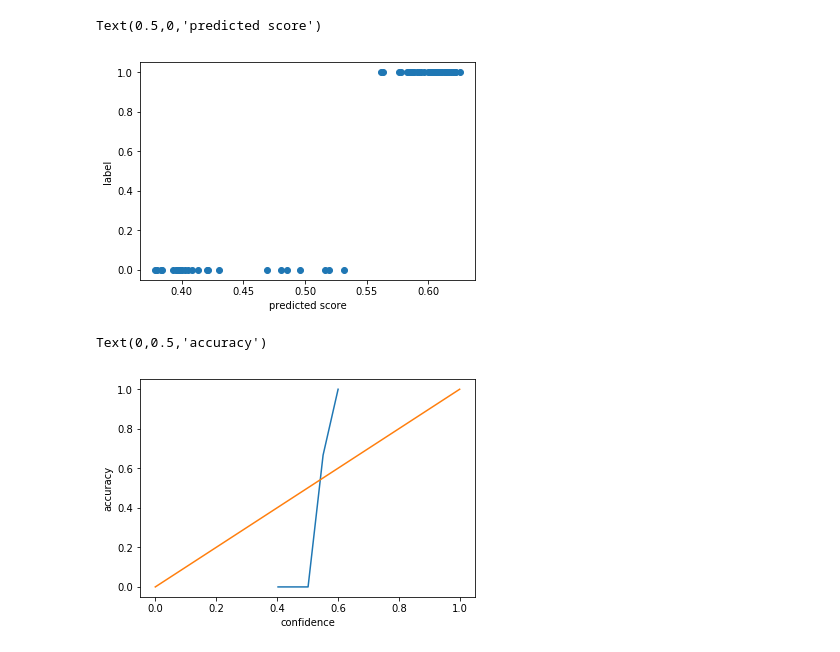
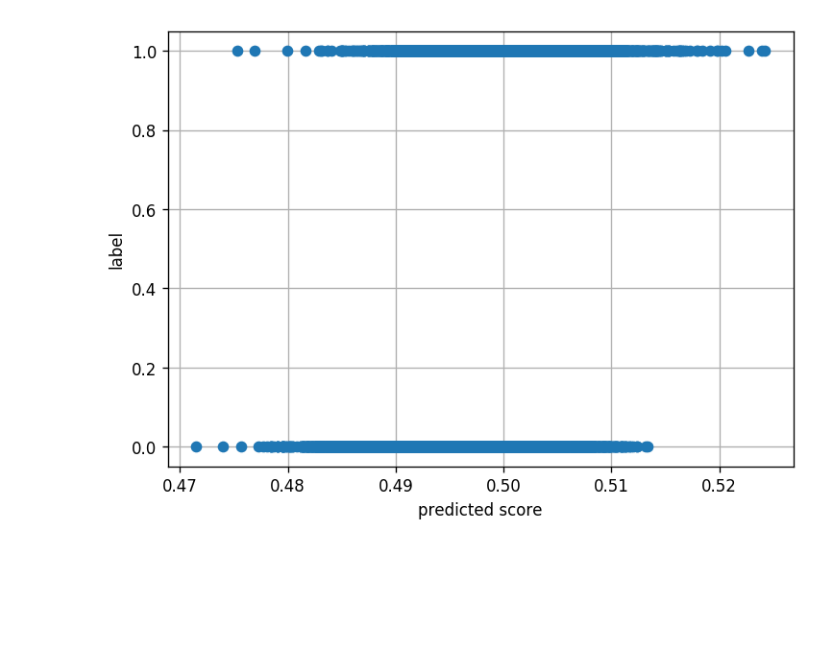
Before and after one commit to predictive-analytics-lab/small-comparison, a Jupyter notebook: analysis/confidence.ipynb, the cells around one changed output. Cells and saved outputs as stored; diff of their text form; code cells hidden in the pictures; blank space fills up the shorter version.

Commit message:
Use adult dataset for calibration plots

```diff
--- a/analysis/confidence.ipynb
+++ b/analysis/confidence.ipynb
@@ -8,14 +8,15 @@ from metric_helpers import bin_data, binned_logistic_accuracy
 # %%
-dataset = "two-gaussians_sensitive-attr"
-split_ids = [0]
+dataset = "adult"
+sensitives = ["race", "sex"]
+split_ids = [0, 1, 2]
 algo_names = ["UGP_in_True", "UGP_in_False"]
-two_gaussians, UGP = load(dataset, algo_names, split_ids)
+adult, results_adult = load(dataset, sensitives, split_ids, algo_names)
 # %%
-fig, plot = plt.subplots()
-plot.plot(UGP['UGP_in_True'][0]['pred_mean'], two_gaussians[0]['ytest'], 'o')
+fig, plot = plt.subplots(figsize=(7, 5), dpi=120)
+plot.plot(results_adult['UGP_in_True']['race'][0]['pred_mean'], adult['race'][0]['ytest'], 'o')
 plot.set_ylabel('label')
 plot.set_xlabel('predicted score')
+plot.grid()
 # %% [output]
-Text(0.5,0,'predicted score')
-[figure, old version]
+[figure, new version]
 # %%
@@ -27,9 +31,0 @@ accuracy = binned_logistic_accuracy(labels, indices, num_bins)
-# %%
-fig, plot = plt.subplots()
-plot.plot(confidence, accuracy)
-plot.plot([0, 1], [0, 1])
-plot.set_xlabel('confidence')
-plot.set_ylabel('accuracy')
-# %% [output]
-Text(0,0.5,'accuracy')
-[figure, removed]
```
Also changed, not shown: parts of 5 cells of this notebook, 4 other files.
